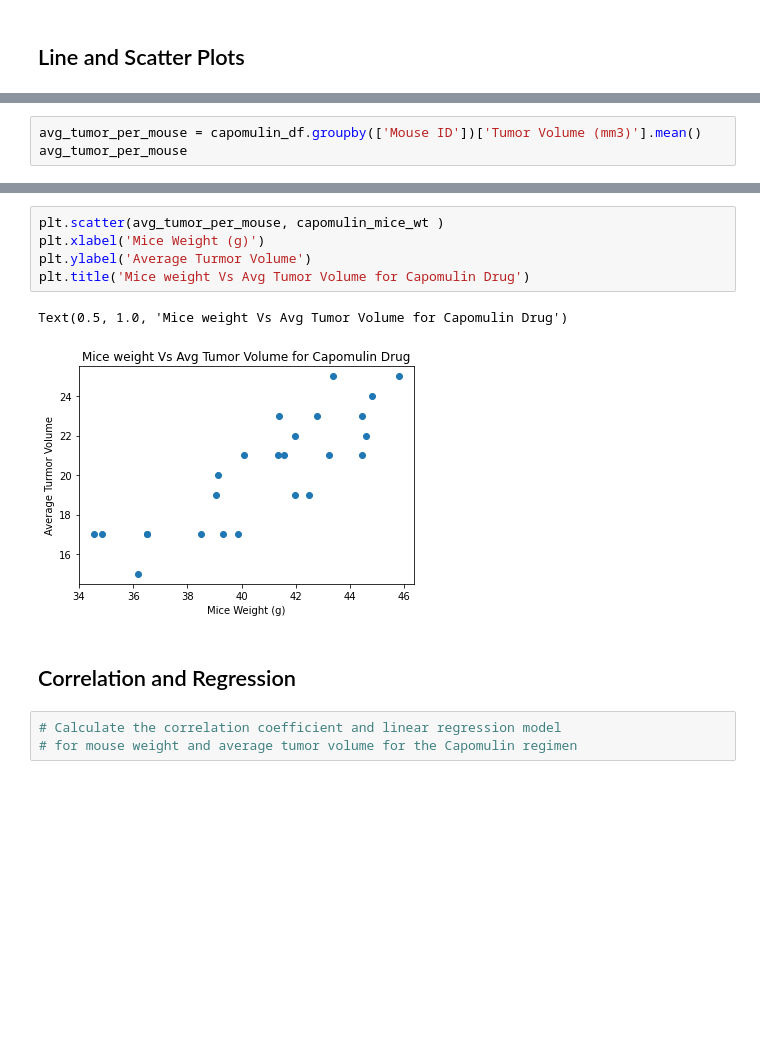
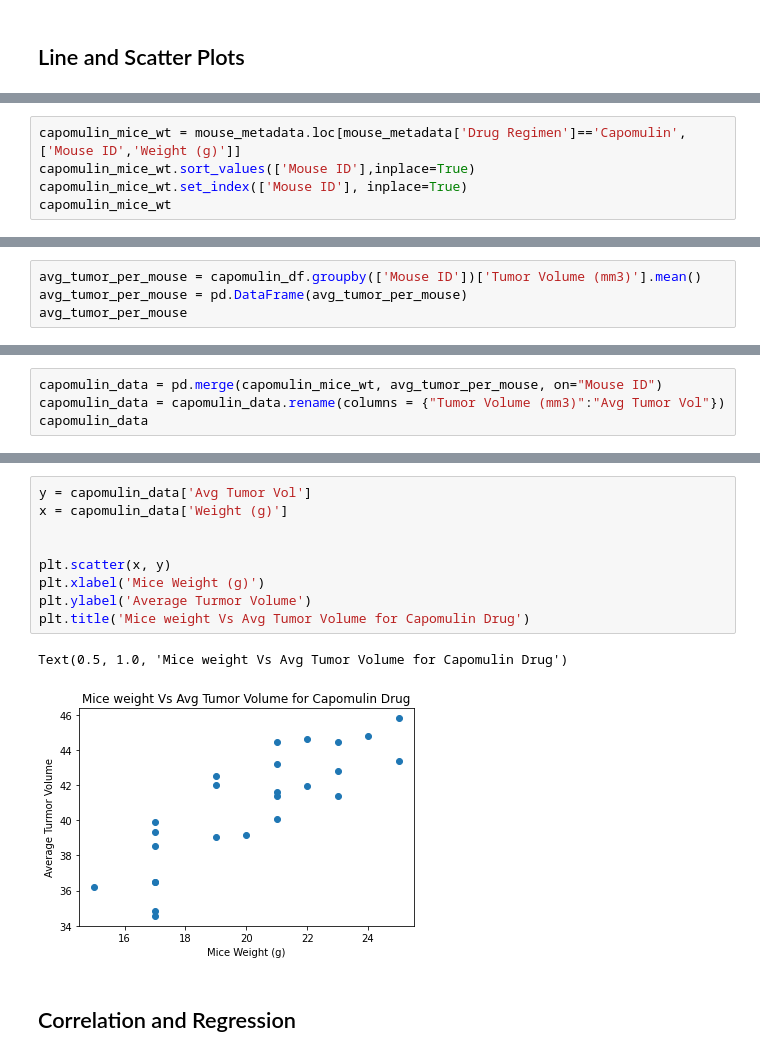
Before and after one commit to harikapeddi/Pymaceuticals---Matplotlib, a Jupyter notebook: pymaceuticals_starter.ipynb, the cells around one changed output, grey strips where cells are left out. Cells and saved outputs as stored; diff of their text form; blank space fills up the shorter version.

```diff
--- a/pymaceuticals_starter.ipynb
+++ b/pymaceuticals_starter.ipynb
@@ -452,0 +399,5 @@ Name: Weight (g), dtype: object
+# %%
+capomulin_mice_wt = mouse_metadata.loc[mouse_metadata['Drug Regimen']=='Capomulin',['Mouse ID','Weight (g)']]
+capomulin_mice_wt.sort_values(['Mouse ID'],inplace=True)
+capomulin_mice_wt.set_index(['Mouse ID'], inplace=True)
+capomulin_mice_wt
@@ -453,4 +423,5 @@ Name: Weight (g), dtype: object
 # %%
 avg_tumor_per_mouse = capomulin_df.groupby(['Mouse ID'])['Tumor Volume (mm3)'].mean()
+avg_tumor_per_mouse = pd.DataFrame(avg_tumor_per_mouse)
 avg_tumor_per_mouse
 # %% [output]
@@ -473,0 +446,4 @@ Name: Tumor Volume (mm3), dtype: float64
+# %%
+capomulin_data = pd.merge(capomulin_mice_wt, avg_tumor_per_mouse, on="Mouse ID")
+capomulin_data = capomulin_data.rename(columns = {"Tumor Volume (mm3)":"Avg Tumor Vol"})
+capomulin_data
@@ -474,13 +469,14 @@ Name: Tumor Volume (mm3), dtype: float64
 # %%
-plt.scatter(avg_tumor_per_mouse, capomulin_mice_wt )
+y = capomulin_data['Avg Tumor Vol']
+x = capomulin_data['Weight (g)']
+
+
+plt.scatter(x, y)
 plt.xlabel('Mice Weight (g)')
 plt.ylabel('Average Turmor Volume')
 plt.title('Mice weight Vs Avg Tumor Volume for Capomulin Drug')
 # %% [output]
 Text(0.5, 1.0, 'Mice weight Vs Avg Tumor Volume for Capomulin Drug')
-[figure, old version]
+[figure, new version]
 # %% [markdown]
 ## Correlation and Regression
-# %%
-# Calculate the correlation coefficient and linear regression model
-# for mouse weight and average tumor volume for the Capomulin regimen
```
Also changed, not shown: parts of 20 cells of this notebook.
